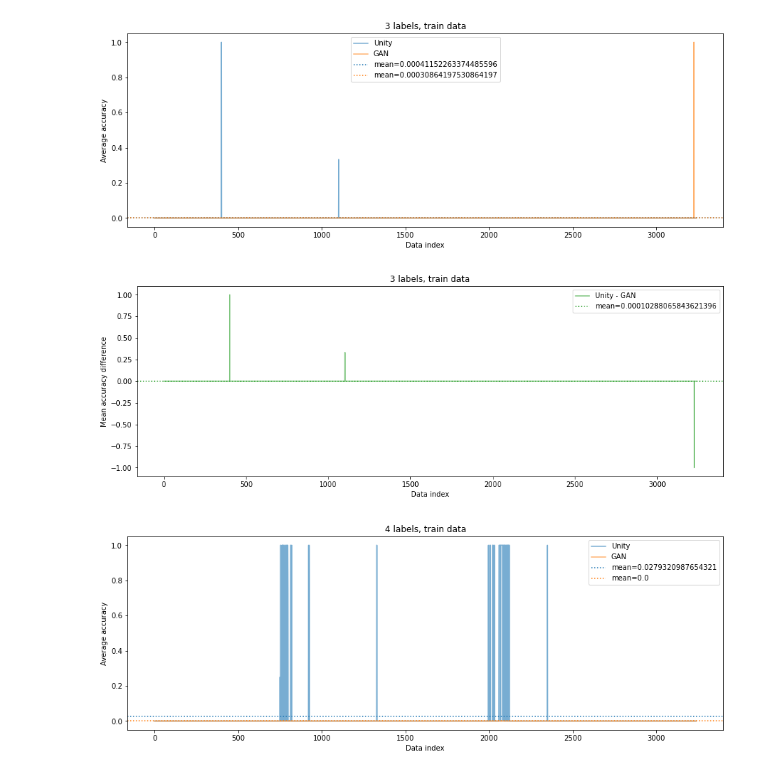
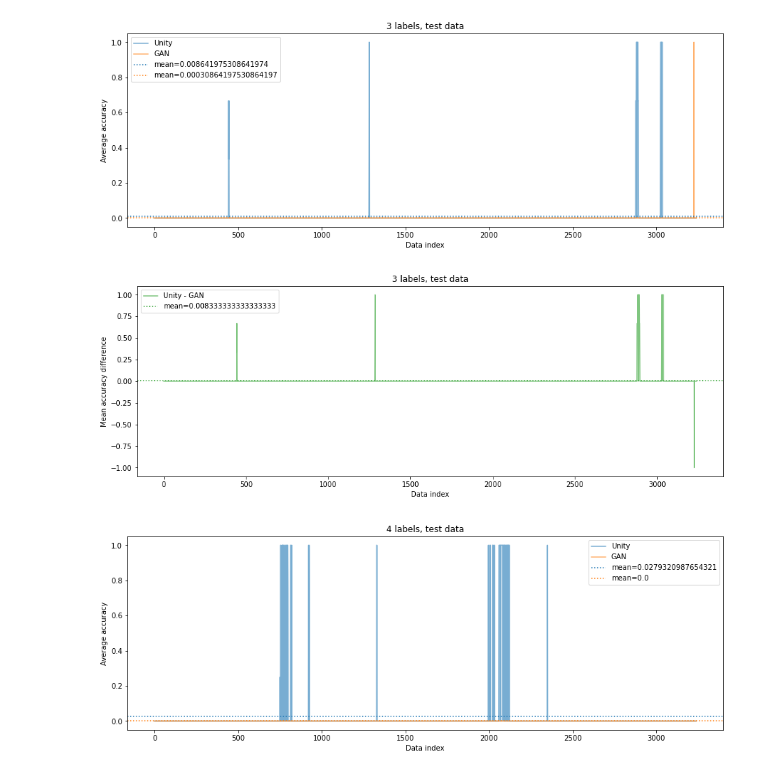
Before and after one commit to bigbreadguy/pose-estimator-test-loop, a Jupyter notebook: evaluate.ipynb, the cells around one changed output. Drawn from its saved outputs; the diff is of its cells as text; code cells hidden in the pictures.

```diff
--- a/evaluate.ipynb
+++ b/evaluate.ipynb
@@ -48,7 +48,7 @@ for idx_d, design in enumerate(tqdm.tqdm(test_design_list)):
         test_data_dir = os.path.join(setups_dir, setup)
         vars["data_dir"] = test_data_dir
 
-        with open(os.path.join(test_data_dir, "train", "labels", "mpii_style.json"), "r", encoding="utf-8") as fread:
+        with open(os.path.join(test_data_dir, "test", "labels", "mpii_style.json"), "r", encoding="utf-8") as fread:
             labels_dict = json.load(fread)
             num_mark = len(labels_dict[0]["joints_vis"])
         vars["num_mark"] = num_mark
@@ -72,29 +72,29 @@ for i, (key, result) in enumerate(tqdm.tqdm(eval_results.items())):
 # %%
 import matplotlib.pyplot as plt
 
 x = np.array(list(range(len(evals))))
 
 unity_mean = np.mean(avg_acc_array[1,:])
 gan_mean = np.mean(avg_acc_array[0,:])
 
 plt.figure(figsize=(15, 5))
-plt.title("3 labels, train data")
+plt.title("3 labels, test data")
 plt.plot(x, avg_acc_array[1,:], color="tab:blue", alpha=0.6, label="Unity")
 plt.plot(x, avg_acc_array[0,:], color="tab:orange", alpha=0.6, label="GAN")
 plt.axhline(y=unity_mean, color="tab:blue", alpha=1, linestyle="dotted", label=f"mean={unity_mean}")
 plt.axhline(y=gan_mean, color="tab:orange", alpha=1, linestyle="dotted", label=f"mean={gan_mean}")
 plt.xlabel('Data index')
 plt.ylabel('Average accuracy')
 plt.legend()
 plt.show()
 # %% [output]
-[figure, old version]
+[figure, new version]
 # %%
 difference = avg_acc_array[1,:] - avg_acc_array[0,:]
 mean_diff = np.mean(difference)
 
 plt.figure(figsize=(15, 5))
-plt.title("3 labels, train data")
+plt.title("3 labels, test data")
 plt.plot(x, difference, color="tab:green", alpha=0.6, label="Unity - GAN")
 plt.axhline(y=mean_diff, color="tab:green", alpha=1, linestyle="dotted", label=f"mean={mean_diff}")
 plt.xlabel('Data index')
@@ -102,7 +102,7 @@ plt.ylabel('Mean accuracy difference')
 plt.legend()
 plt.show()
 # %% [output]
-[figure, old version]
+[figure, new version]
 # %%
 unity_mean = np.mean(avg_acc_array[3,:])
 gan_mean = np.mean(avg_acc_array[2,:])
```
Also changed, not shown: parts of 3 cells of this notebook.
